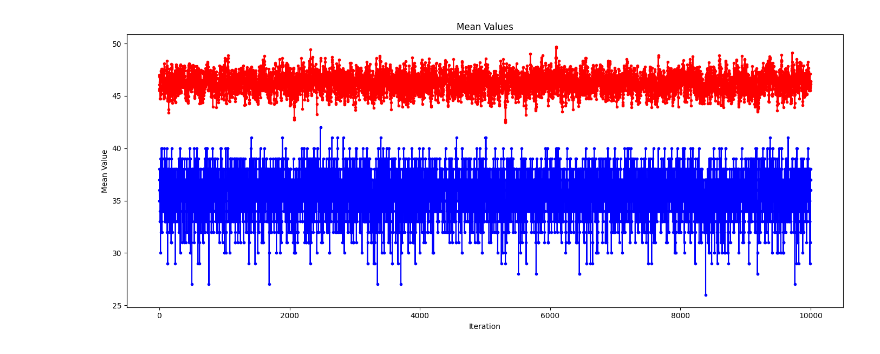
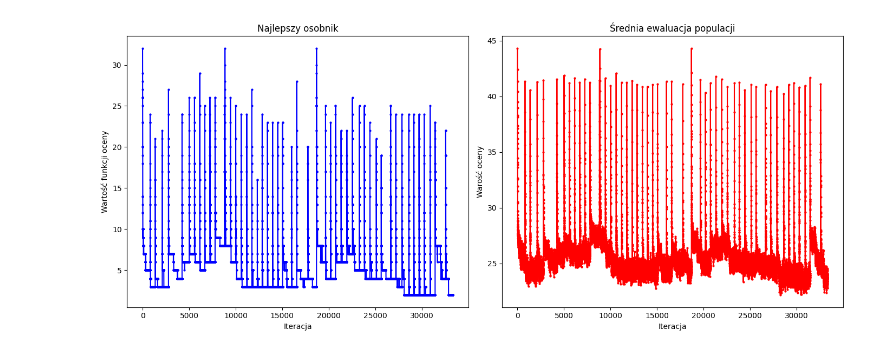
Before and after one commit to DziQ21/GeneticSudokuSolver, a Jupyter notebook: wykresy.ipynb, the cells around one changed output. Cells and saved outputs as stored; diff of their text form; code cells hidden in the pictures.

```diff
--- a/wykresy.ipynb
+++ b/wykresy.ipynb
@@ -23,2 +14,4 @@ Requirement already satisfied: six>=1.5 in c:\users\user\appdata\local\packages\
+# %%
+df_existing=[]
 # %%
 # Check if results.csv exists and load existing results
@@ -74,33 +244,47 @@ filtered_df = df_existing[df_existing['best_is_zero'] == False]
 # %%
-first_record = filtered_df.iloc[1]
+# import pandas as pd
+# import matplotlib.pyplot as plt
+# import ast
+
+# # Load the DataFrame
+
+
+temp=df_existing[0]
+temp=temp[temp['best_is_zero'] == False]
+
+# # Find the record with the best best_values (lowest best value)
+# temp['best_values_list'] = temp['best_values'].apply(ast.literal_eval)
+# temp['min_best_value'] = temp['best_values_list'].apply(min)
+#get first item from list
+best_record = temp.iloc[0]
 
 # Extract best values and mean values
-best_values = first_record['best_values']
-mean_values = first_record['mean_values']
+best_values = best_record['best_values']
+mean_values = best_record['mean_values']
 
 # Convert the string representation of lists to actual lists
-import ast
 best_values = ast.literal_eval(best_values)
 mean_values = ast.literal_eval(mean_values)
-
+best_values = best_values[0:len(best_values)//30]
+mean_values = mean_values[0:len(mean_values)//30]
 # Create the plots
 plt.figure(figsize=(14, 6))
 
 # Plot best values
-# plt.subplot(1, 2, 1)
-plt.plot(best_values, marker='o', linestyle='-', color='b',markersize=3)
-plt.title('Best Values')
-plt.xlabel('Iteration')
-plt.ylabel('Best Value')
+plt.subplot(1, 2, 1)
+plt.plot(best_values, marker='o', linestyle='-', color='b', markersize=2)
+plt.title('Najlepszy osobnik')
+plt.xlabel('Iteracja')
+plt.ylabel('Wartość funkcji oceny')
 
 # Plot mean values
-# plt.subplot(1, 2, 2)
-plt.plot(mean_values, marker='o', linestyle='-', color='r', markersize=3)
-plt.title('Mean Values')
-plt.xlabel('Iteration')
-plt.ylabel('Mean Value')
+plt.subplot(1, 2, 2)
+plt.plot(mean_values, marker='o', linestyle='-', color='r', markersize=2)
+plt.title('Średnia ewaluacja populacji')
+plt.xlabel('Iteracja')
+plt.ylabel('Warość oceny')
 
 plt.tight_layout()
 plt.show()
 # %% [output]
-[figure, old version]
+[figure, new version]
```
Also changed, not shown: parts of 10 cells of this notebook, 5 other files.
